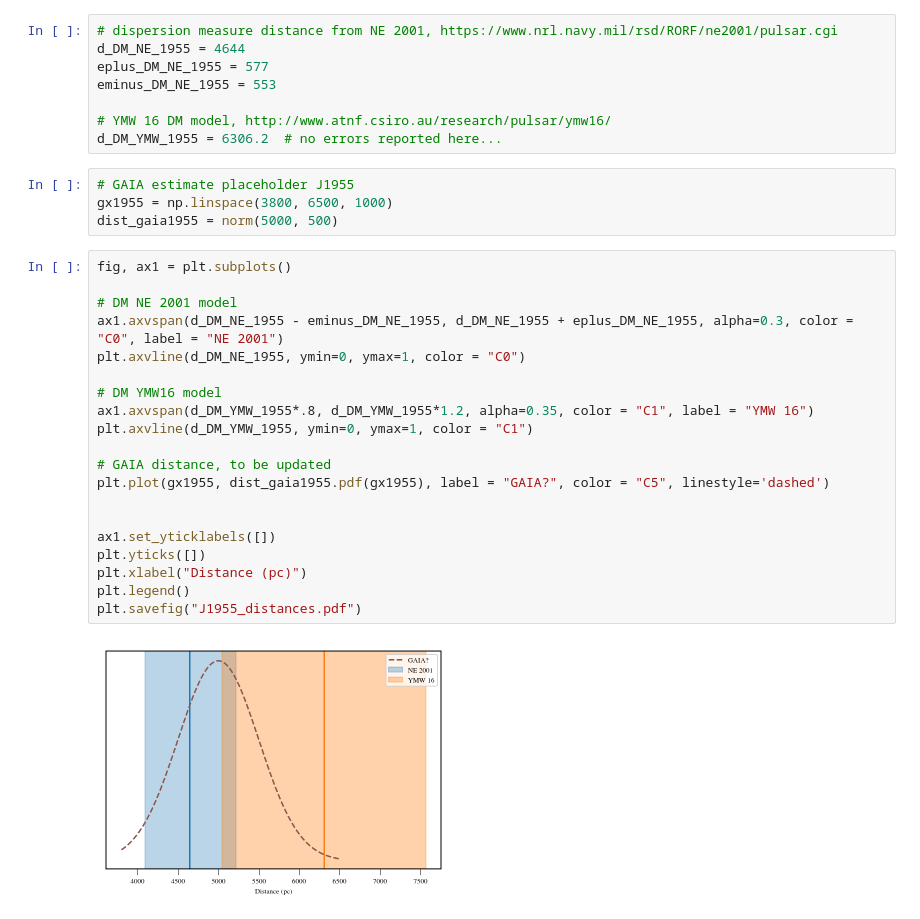
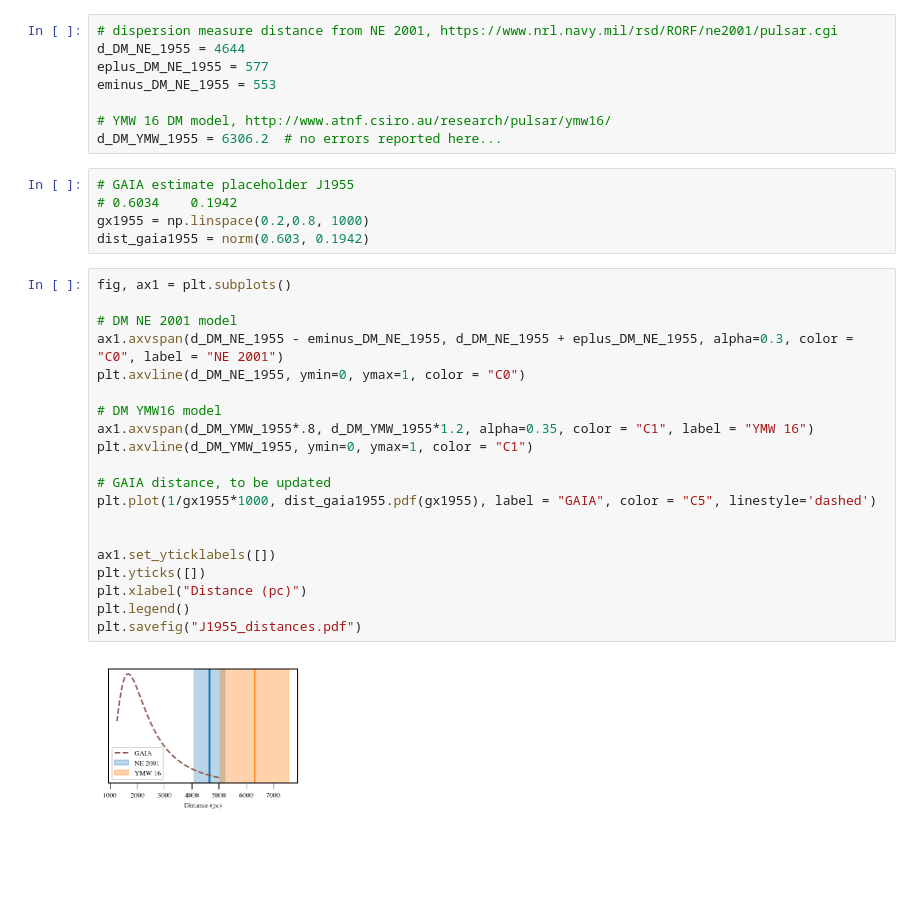
Before and after one commit to ChiaraMingarelli/gaia_pulsars, a Jupyter notebook: codes/pulsar_dist_figs.ipynb, the cells around one changed output. Drawn from its saved outputs; the diff is of its cells as text; blank space fills up the shorter version.

```diff
--- a/codes/pulsar_dist_figs.ipynb
+++ b/codes/pulsar_dist_figs.ipynb
@@ -299,27 +322,28 @@ eminus_DM_NE_1955 = 553
 d_DM_YMW_1955 = 6306.2  # no errors reported here...
 # %%
 # GAIA estimate placeholder J1955
-gx1955 = np.linspace(3800, 6500, 1000)
-dist_gaia1955 = norm(5000, 500)
+# 0.6034	0.1942
+gx1955 = np.linspace(0.2,0.8, 1000)
+dist_gaia1955 = norm(0.603, 0.1942)
 # %%
 fig, ax1 = plt.subplots()
 
 # DM NE 2001 model
 ax1.axvspan(d_DM_NE_1955 - eminus_DM_NE_1955, d_DM_NE_1955 + eplus_DM_NE_1955, alpha=0.3, color = "C0", label = "NE 2001")
 plt.axvline(d_DM_NE_1955, ymin=0, ymax=1, color = "C0")
 
 # DM YMW16 model
 ax1.axvspan(d_DM_YMW_1955*.8, d_DM_YMW_1955*1.2, alpha=0.35, color = "C1", label = "YMW 16")
 plt.axvline(d_DM_YMW_1955, ymin=0, ymax=1, color = "C1")
 
 # GAIA distance, to be updated
-plt.plot(gx1955, dist_gaia1955.pdf(gx1955), label = "GAIA?", color = "C5", linestyle='dashed')
+plt.plot(1/gx1955*1000, dist_gaia1955.pdf(gx1955), label = "GAIA", color = "C5", linestyle='dashed')
 
 
 ax1.set_yticklabels([])
 plt.yticks([])
 plt.xlabel("Distance (pc)")
 plt.legend()
 plt.savefig("J1955_distances.pdf")
 # %% [output]
-[figure, old version]
+[figure, new version]
```
Also changed, not shown: parts of 28 cells of this notebook.
